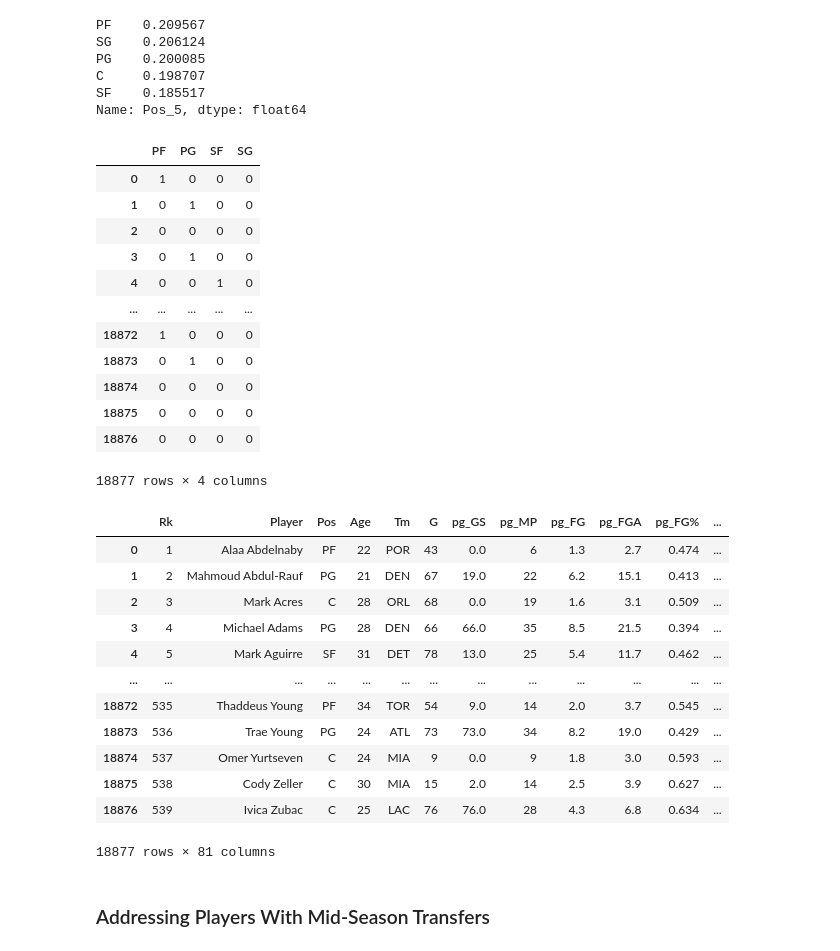
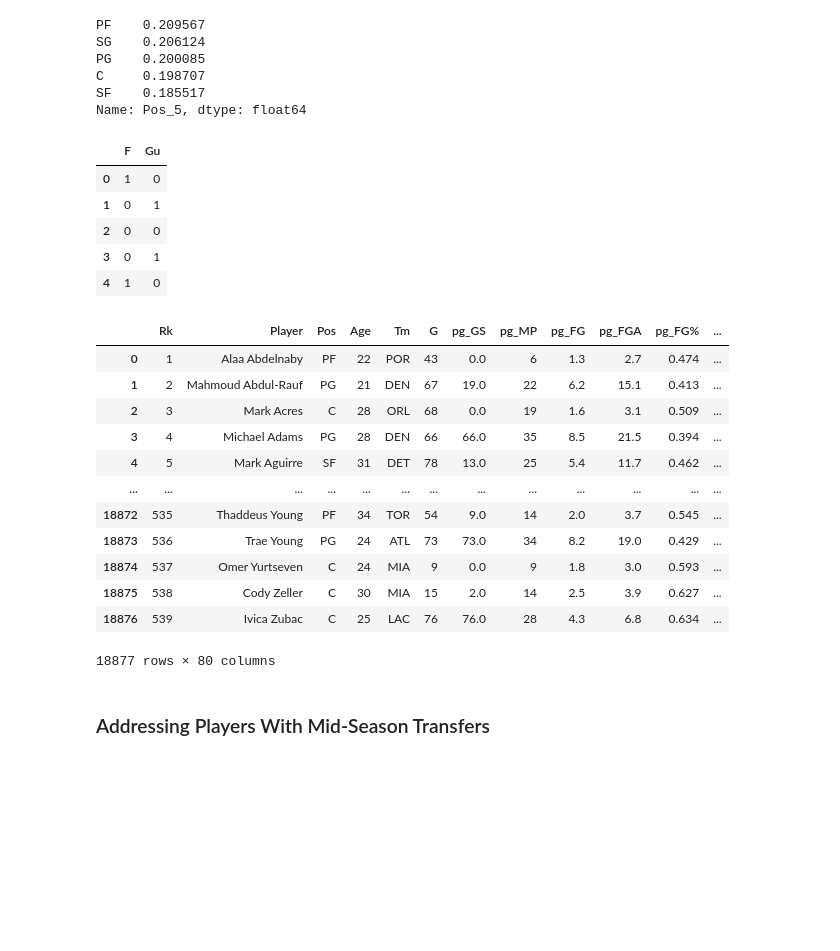
Before and after one commit to farahmalik11/DSI508_Capstone, a Jupyter notebook: code/02_Data_Cleaning.ipynb, the cells around one changed output. Saved outputs shown, nothing was run; the diff lists cells and outputs as text; code cells hidden in the pictures; blank space fills up the shorter version.

```diff
--- a/code/02_Data_Cleaning.ipynb
+++ b/code/02_Data_Cleaning.ipynb
@@ -469,24 +469,25 @@ PG    0.200085
 C     0.198707
 SF    0.185517
 Name: Pos_5, dtype: float64
-# %%
-# Will dummify vs. OHE, because these positions will not change (i.e., have more added or some taken away) and our data should always contain a mix of each
-pos_dummy = pd.get_dummies(stats2['Pos_5'], drop_first=True)
-pos_dummy
-# %% [output]
-|  | PF | PG | SF | SG |
-| 0 | 1 | 0 | 0 | 0 |
-| 1 | 0 | 1 | 0 | 0 |
-| 2 | 0 | 0 | 0 | 0 |
-| 3 | 0 | 1 | 0 | 0 |
-| 4 | 0 | 0 | 1 | 0 |
-| ... | ... | ... | ... | ... |
-| 18872 | 1 | 0 | 0 | 0 |
-| 18873 | 0 | 1 | 0 | 0 |
-| 18874 | 0 | 0 | 0 | 0 |
-| 18875 | 0 | 0 | 0 | 0 |
-| 18876 | 0 | 0 | 0 | 0 |
-18877 rows × 4 columns
+# %%
+# Do this process again, this time with only 3 positions - All-NBA team consists only of positions G, F, C
+
+# Will dummify vs. OHE, because these positions will not change (i.e., have more added or some taken away) and our data should always contain a mix of each
+stats2['Pos_3'] = stats2['Pos_5'].map({'PG' : 'Gu', # already have a G variable
+                                       'SG' : 'Gu',
+                                       'SF' : 'F',
+                                       'PF' : 'F',
+                                       'C' : 'C'})
+
+pos_dummy = pd.get_dummies(stats2['Pos_3'], drop_first=True)
+pos_dummy.head()
+# %% [output]
+|  | F | Gu |
+| 0 | 1 | 0 |
+| 1 | 0 | 1 |
+| 2 | 0 | 0 |
+| 3 | 0 | 1 |
+| 4 | 1 | 0 |
 # %%
 stats2 = pd.concat([stats2, pos_dummy], axis=1)
 stats2
@@ -503,7 +504,7 @@ stats2
 | 18874 | 537 | Omer Yurtseven | C | 24 | MIA | 9 | 0.0 | 9 | 1.8 | 3.0 | 0.593 | ... |
 | 18875 | 538 | Cody Zeller | C | 30 | MIA | 15 | 2.0 | 14 | 2.5 | 3.9 | 0.627 | ... |
 | 18876 | 539 | Ivica Zubac | C | 25 | LAC | 76 | 76.0 | 28 | 4.3 | 6.8 | 0.634 | ... |
-18877 rows × 81 columns
+18877 rows × 80 columns
 # %% [markdown]
 ### Addressing Players With Mid-Season Transfers
 # %%
```
Also changed, not shown: parts of 3 cells of this notebook, 3 other files.
